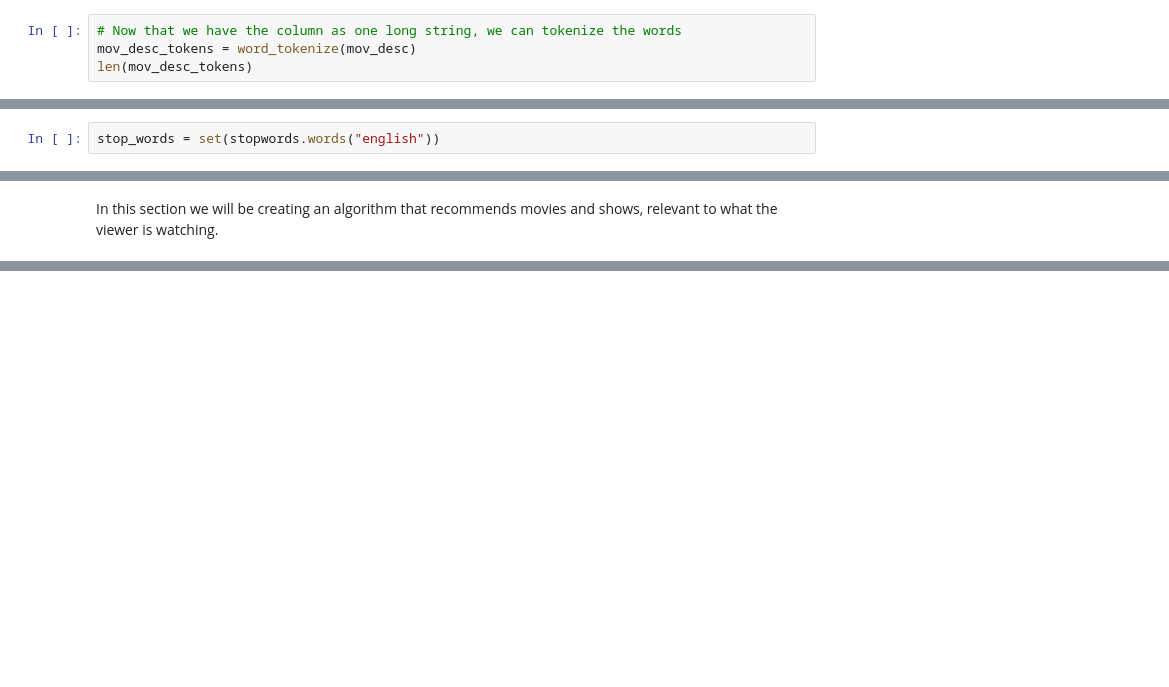
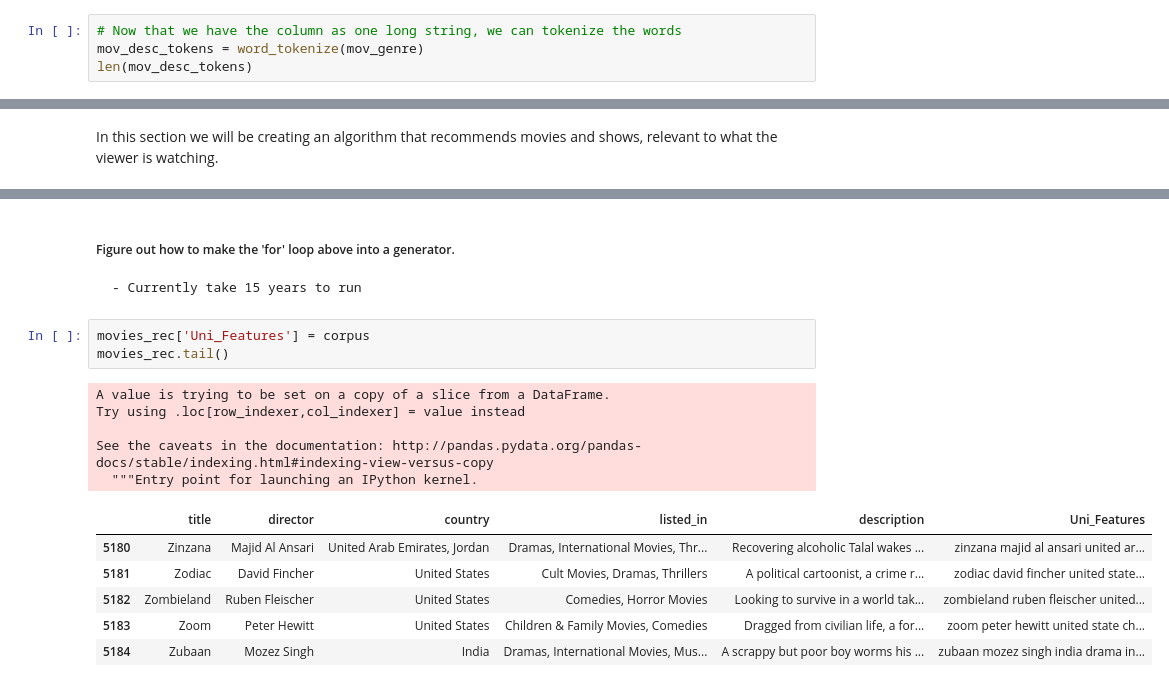
Before and after one commit to SunpreetSChahal/Netflix_EDA-ML, a Jupyter notebook: Netflix Data - EDA and ML Practice.ipynb, the cells around one changed output, grey strips where cells are left out. Cells and saved outputs as stored; diff of their text form; blank space fills up the shorter version.

```diff
--- a/Netflix Data - EDA and ML Practice.ipynb
+++ b/Netflix Data - EDA and ML Practice.ipynb
@@ -234,6 +248,6 @@ tv_desc = tv_shows.listed_in.str.cat(sep=' ')
 # %%
 # Now that we have the column as one long string, we can tokenize the words
-mov_desc_tokens = word_tokenize(mov_desc)
+mov_desc_tokens = word_tokenize(mov_genre)
 len(mov_desc_tokens)
 # %% [output]
 26882
@@ -445,8 +459,6 @@ countries_tv_s = countries_tv.str.cat(sep=' ') # split by the comma after countr
 # Splitting strings into names
 countries_m_s_split = countries_m_s.split(',') # The split() function is better for this situation, tokenize would tokenize the first
 countries_tv_s_split = countries_tv_s.split(',') # and last names of the actors - not helpful for this analysis.
-# %%
-stop_words = set(stopwords.words("english"))
 # %% [markdown]
 #### Get help from Shanghua ^^^
 # %%
@@ -631,0 +739,18 @@ movies_rec = movies[['title','director','country','listed_in', 'description']]
+# %% [markdown]
+##### Figure out how to make the 'for' loop above into a generator.
+    - Currently take 15 years to run
+# %%
+movies_rec['Uni_Features'] = corpus
+movies_rec.tail()
+# %% [output]
+A value is trying to be set on a copy of a slice from a DataFrame.
+Try using .loc[row_indexer,col_indexer] = value instead
+
+See the caveats in the documentation: http://pandas.pydata.org/pandas-docs/stable/indexing.html#indexing-view-versus-copy
+  """Entry point for launching an IPython kernel.
+|  | title | director | country | listed_in | description | Uni_Features |
+| 5180 | Zinzana | Majid Al Ansari | United Arab Emirates, Jordan | Dramas, International Movies, Thr... | Recovering alcoholic Talal wakes ... | zinzana majid al ansari united ar... |
+| 5181 | Zodiac | David Fincher | United States | Cult Movies, Dramas, Thrillers | A political cartoonist, a crime r... | zodiac david fincher united state... |
+| 5182 | Zombieland | Ruben Fleischer | United States | Comedies, Horror Movies | Looking to survive in a world tak... | zombieland ruben fleischer united... |
+| 5183 | Zoom | Peter Hewitt | United States | Children & Family Movies, Comedies | Dragged from civilian life, a for... | zoom peter hewitt united state ch... |
+| 5184 | Zubaan | Mozez Singh | India | Dramas, International Movies, Mus... | A scrappy but poor boy worms his ... | zubaan mozez singh india drama in... |
```
Also changed, not shown: parts of 26 cells of this notebook.
